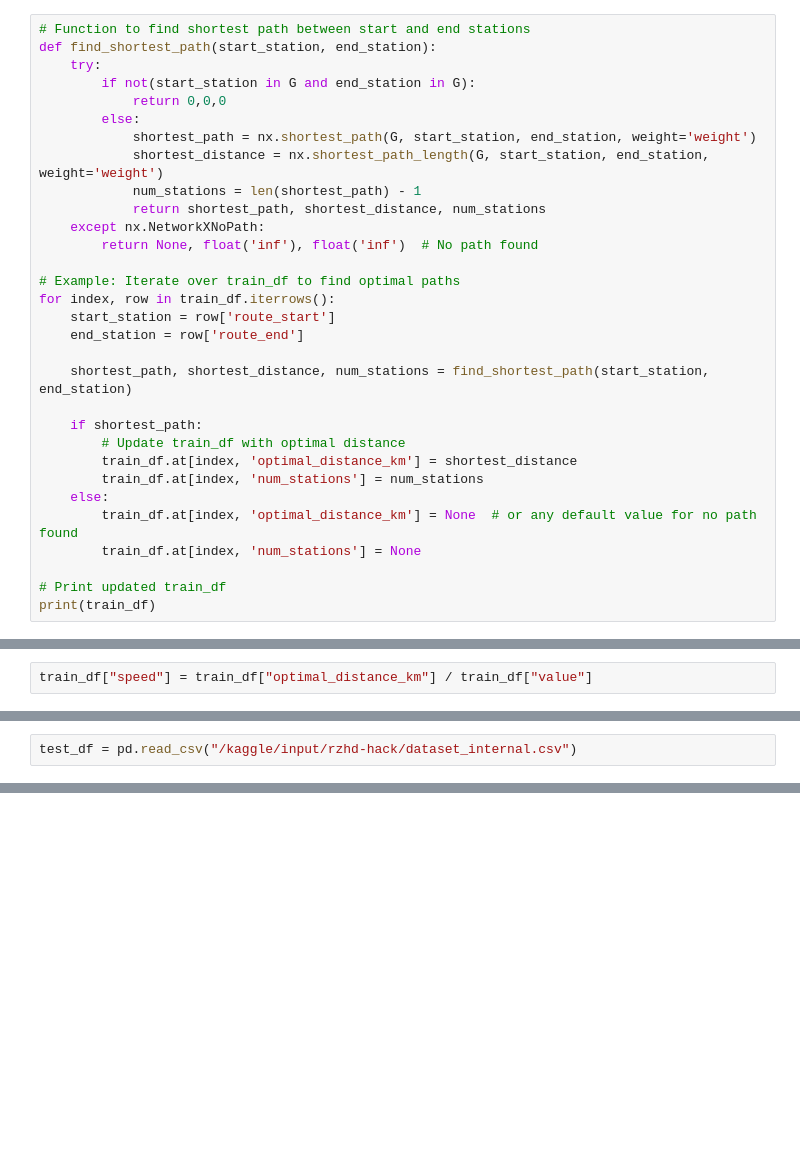
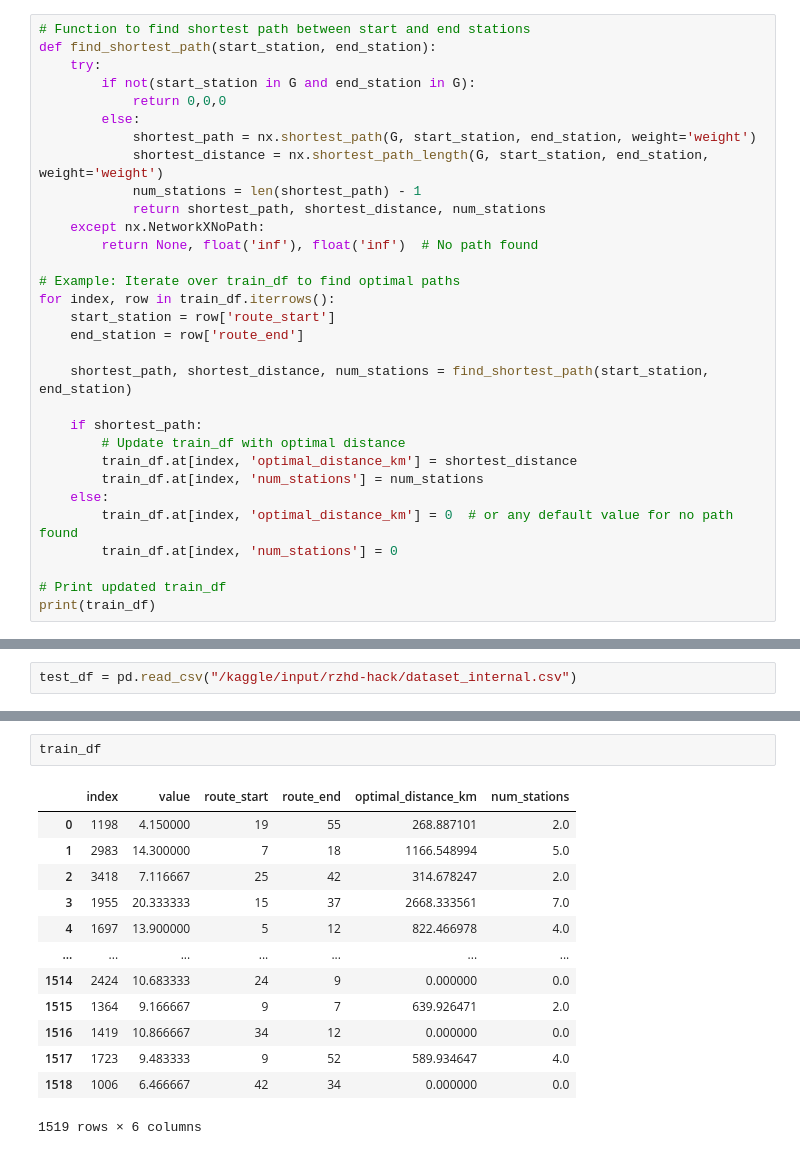
Before and after one commit to melarozz/rzhd_hackathon, a Jupyter notebook: rzhd.ipynb, the cells around one changed output, grey strips where cells are left out. Drawn from its saved outputs; the diff is of its cells as text; blank space fills up the shorter version.

```diff
--- a/rzhd.ipynb
+++ b/rzhd.ipynb
@@ -168,8 +168,8 @@ for index, row in train_df.iterrows():
         train_df.at[index, 'optimal_distance_km'] = shortest_distance
         train_df.at[index, 'num_stations'] = num_stations
     else:
-        train_df.at[index, 'optimal_distance_km'] = None  # or any default value for no path found
-        train_df.at[index, 'num_stations'] = None
+        train_df.at[index, 'optimal_distance_km'] = 0  # or any default value for no path found
+        train_df.at[index, 'num_stations'] = 0
 
 # Print updated train_df
 print(train_df)
@@ -192,4 +192,2 @@ print(train_df)
 
 [1519 rows x 6 columns]
-# %%
-train_df["speed"] = train_df["optimal_distance_km"] / train_df["value"]
@@ -378,0 +399,16 @@ test_df
+# %%
+train_df
+# %% [output]
+|  | index | value | route_start | route_end | optimal_distance_km | num_stations |
+| 0 | 1198 | 4.150000 | 19 | 55 | 268.887101 | 2.0 |
+| 1 | 2983 | 14.300000 | 7 | 18 | 1166.548994 | 5.0 |
+| 2 | 3418 | 7.116667 | 25 | 42 | 314.678247 | 2.0 |
+| 3 | 1955 | 20.333333 | 15 | 37 | 2668.333561 | 7.0 |
+| 4 | 1697 | 13.900000 | 5 | 12 | 822.466978 | 4.0 |
+| ... | ... | ... | ... | ... | ... | ... |
+| 1514 | 2424 | 10.683333 | 24 | 9 | 0.000000 | 0.0 |
+| 1515 | 1364 | 9.166667 | 9 | 7 | 639.926471 | 2.0 |
+| 1516 | 1419 | 10.866667 | 34 | 12 | 0.000000 | 0.0 |
+| 1517 | 1723 | 9.483333 | 9 | 52 | 589.934647 | 4.0 |
+| 1518 | 1006 | 6.466667 | 42 | 34 | 0.000000 | 0.0 |
+1519 rows × 6 columns
```
Also changed, not shown: parts of 31 cells of this notebook.
